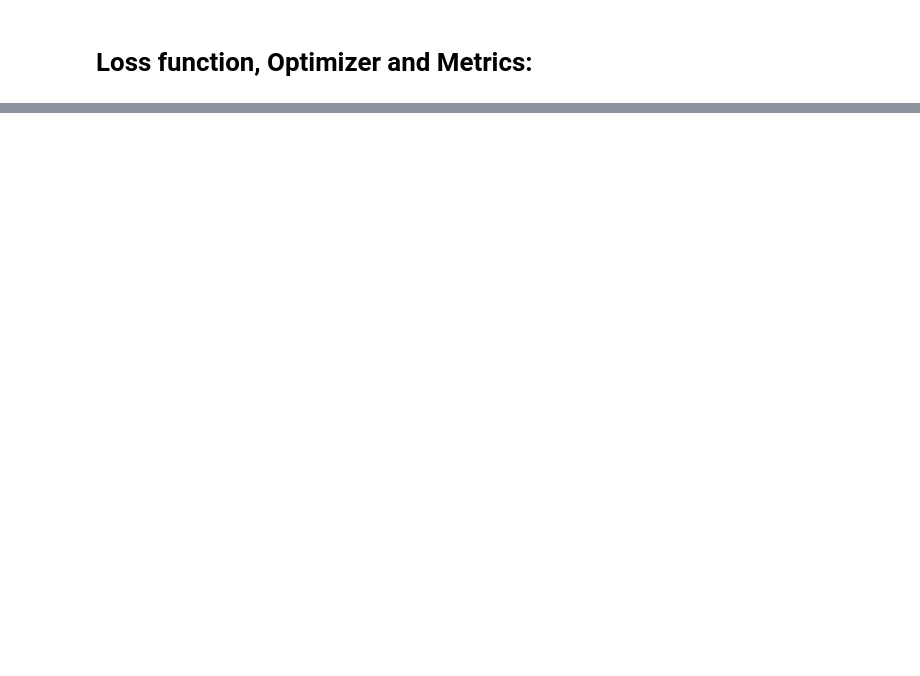
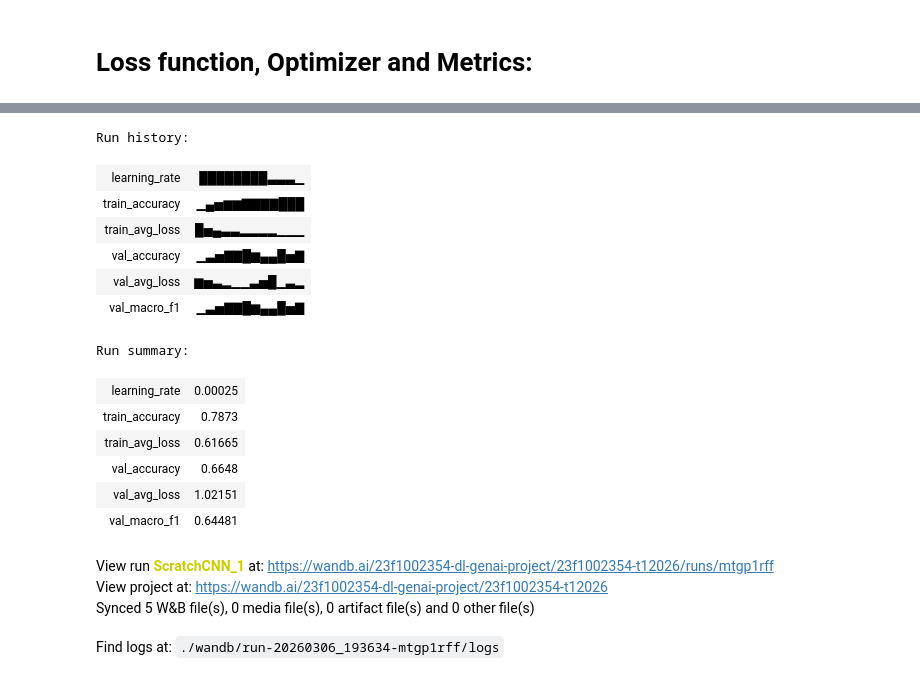
Before and after one commit to sahhilalam/dl-genai-project, a Jupyter notebook: notebooks/dl_genai_project.ipynb, the cells around one changed output, grey strips where cells are left out. Drawn from its saved outputs; the diff is of its cells as text; code cells hidden in the pictures; blank space fills up the shorter version.

Commit message:
Training and validation loop. Ran ScratchCNN for 12 epochs and logged it to wandb.

```diff
--- a/notebooks/dl_genai_project.ipynb
+++ b/notebooks/dl_genai_project.ipynb
@@ -643,0 +754,3 @@ scheduler = torch.optim.lr_scheduler.ReduceLROnPlateau(
+# %%
+wandb.finish()
+# %% [output]
@@ -643,0 +758,18 @@ scheduler = torch.optim.lr_scheduler.ReduceLROnPlateau(
+Run history:
+| learning_rate | ████████▃▃▃▁ |
+| train_accuracy | ▁▄▅▆▆▇▇▇▇███ |
+| train_avg_loss | █▅▄▃▃▂▂▂▂▁▁▁ |
+| val_accuracy | ▁▃▅▇▇█▆▄▄█▅▇ |
+| val_avg_loss | ▆▅▃▂▁▁▃▅█▁▃▂ |
+| val_macro_f1 | ▁▃▅▇▇█▆▄▄█▅▇ |
+Run summary:
+| learning_rate | 0.00025 |
+| train_accuracy | 0.7873 |
+| train_avg_loss | 0.61665 |
+| val_accuracy | 0.6648 |
+| val_avg_loss | 1.02151 |
+| val_macro_f1 | 0.64481 |
+View run ScratchCNN_1 at: https://wandb.ai/23f1002354-dl-genai-project/23f1002354-t12026/runs/mtgp1rff
+View project at: https://wandb.ai/23f1002354-dl-genai-project/23f1002354-t12026
+Synced 5 W&B file(s), 0 media file(s), 0 artifact file(s) and 0 other file(s)
+Find logs at: ./wandb/run-20260306_193634-mtgp1rff/logs
```
Also changed, not shown: parts of 11 cells of this notebook.
